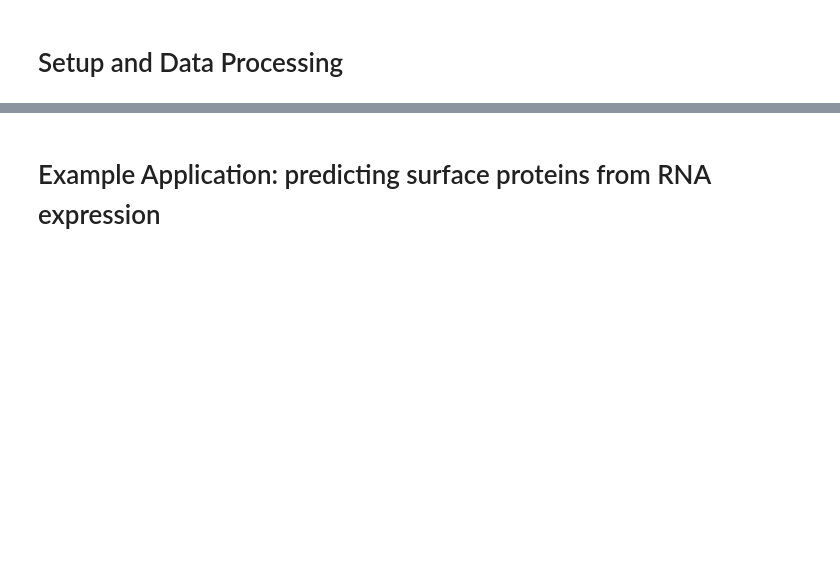
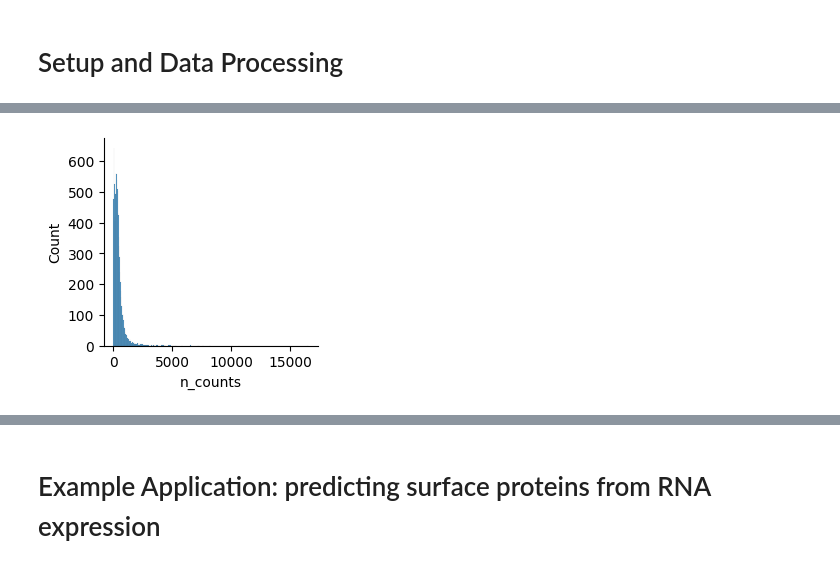
Before and after one commit to Dennis-Bersenev/ScDemo, a Jupyter notebook: cite_seq/demo.ipynb, the cells around one changed output, grey strips where cells are left out. Saved outputs shown, nothing was run; the diff lists cells and outputs as text; code cells hidden in the pictures; blank space fills up the shorter version.

```diff
--- a/cite_seq/demo.ipynb
+++ b/cite_seq/demo.ipynb
@@ -73,0 +64,4 @@ protein_names = [item.split('_')[0] for item in protein.var_names]
+# %%
+mu.pl.histogram(protein, ['n_counts'])
+# %% [output]
+[figure, added]
```
Also changed, not shown: parts of 4 cells of this notebook, 2 other files.
